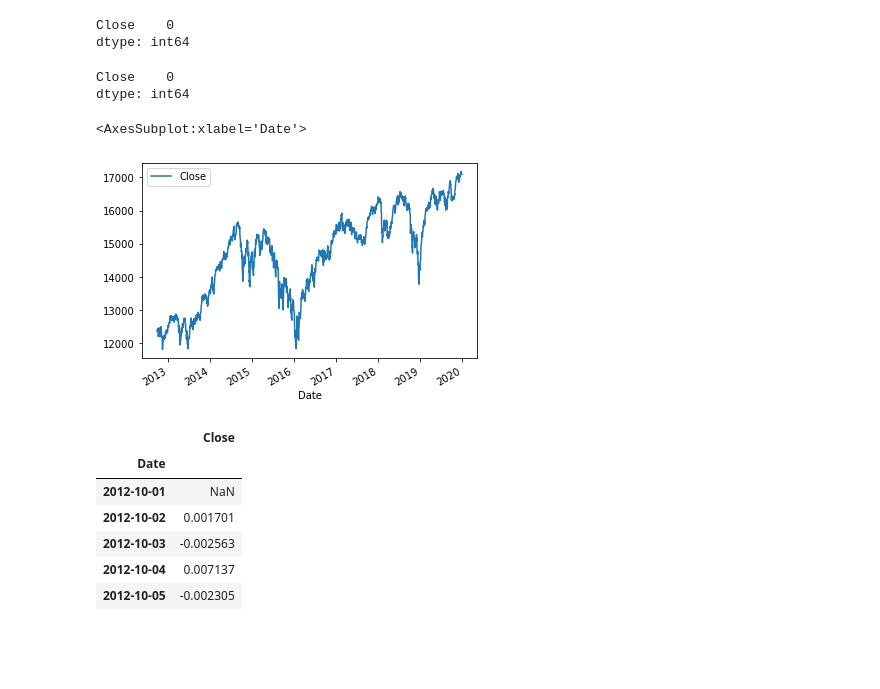
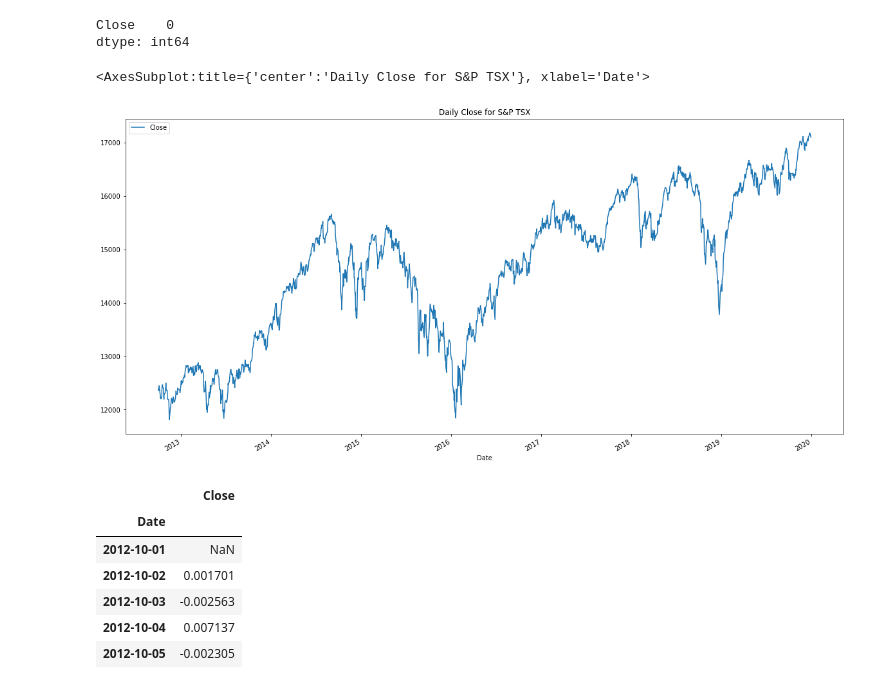
Before and after one commit to charbelnehme/pandas-homework, a Jupyter notebook: Porfolio_analysis.ipynb, the cells around one changed output. Saved outputs shown, nothing was run; the diff lists cells and outputs as text; code cells hidden in the pictures; blank space fills up the shorter version.

```diff
--- a/Porfolio_analysis.ipynb
+++ b/Porfolio_analysis.ipynb
@@ -316,17 +328,12 @@ sp_tsx_df.isnull().sum()
 # %% [output]
 Close    0
 dtype: int64
-# %%
-sp_tsx_df.isnull().sum()
-# %% [output]
-Close    0
-dtype: int64
 # %%
 # Plot daily close
-sp_tsx_df.plot()
+sp_tsx_df.plot(figsize=(20,10), title='Daily Close for S&P TSX')
 # %% [output]
-<AxesSubplot:xlabel='Date'>
+<AxesSubplot:title={'center':'Daily Close for S&P TSX'}, xlabel='Date'>
-[figure, old version]
+[figure, new version]
 # %%
 # Calculate 'Daily Returns'
 # Output assigned to new DataFrame 'sp_tsx_daily_returns'
```
Also changed, not shown: parts of 37 cells of this notebook, 6 other files.
